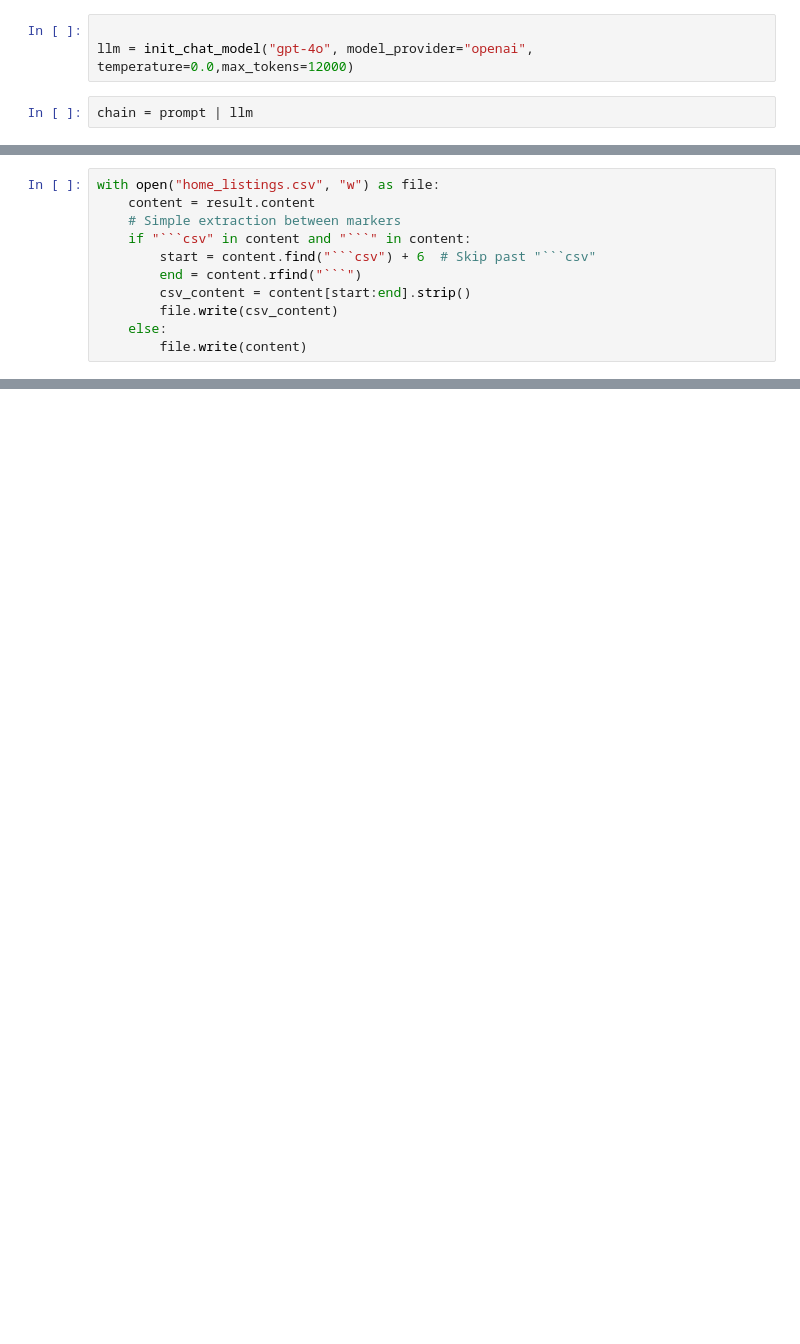
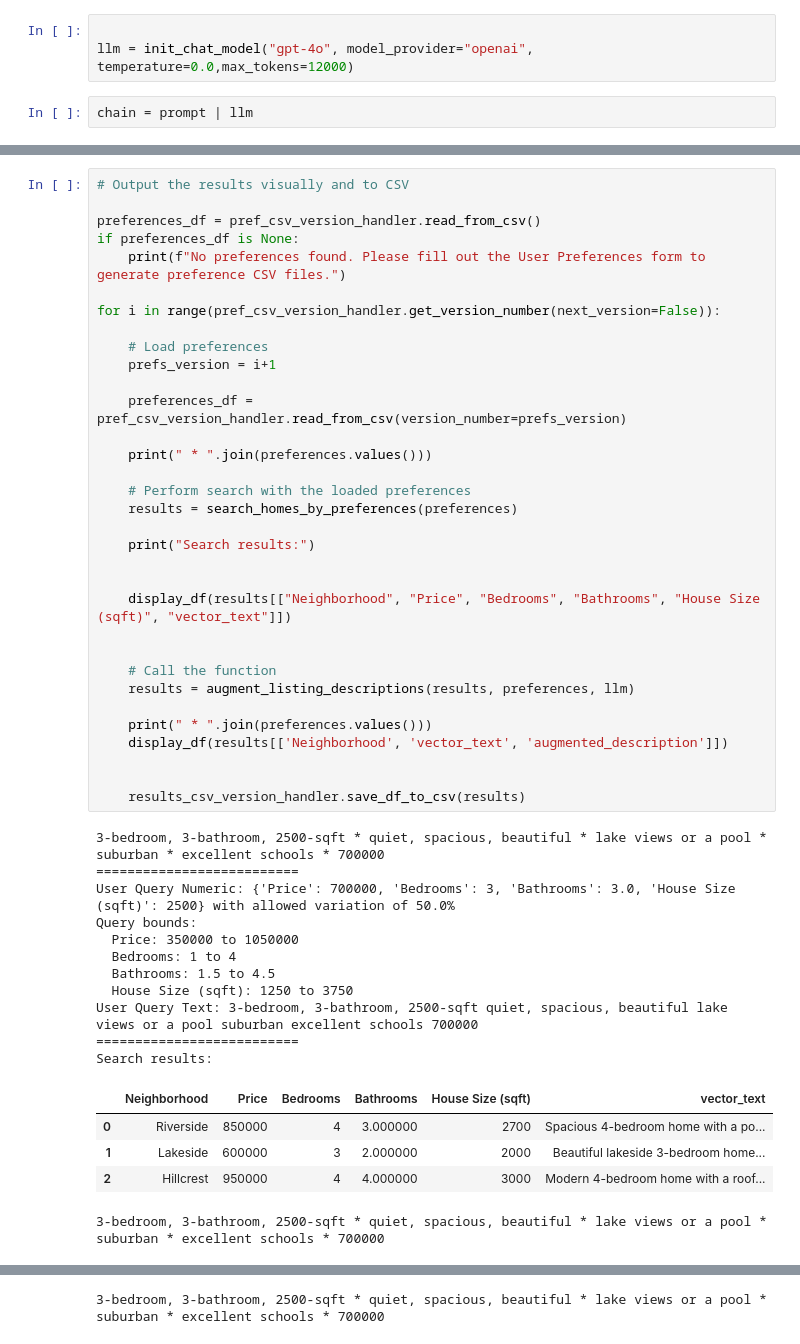
Before and after one commit to hsakkout/genai-realtor, a Jupyter notebook: HomeMatch.ipynb, the cells around one changed output, grey strips where cells are left out. Drawn from its saved outputs; the diff is of its cells as text; blank space fills up the shorter version.

````diff
--- a/HomeMatch.ipynb
+++ b/HomeMatch.ipynb
@@ -58,11 +191,0 @@ content='Neighborhood,Price,Bedrooms,Bathrooms,House Size (sqft),Description,Nei
-# %%
-with open("home_listings.csv", "w") as file:
-    content = result.content
-    # Simple extraction between markers
-    if "```csv" in content and "```" in content:
-        start = content.find("```csv") + 6  # Skip past "```csv"
-        end = content.rfind("```")
-        csv_content = content[start:end].strip()
-        file.write(csv_content)
-    else:
-        file.write(content)
@@ -68,0 +626,50 @@ with open("home_listings.csv", "w") as file:
+# %%
+# Output the results visually and to CSV
+
+preferences_df = pref_csv_version_handler.read_from_csv()
+if preferences_df is None:
+    print(f"No preferences found. Please fill out the User Preferences form to generate preference CSV files.")
+
+for i in range(pref_csv_version_handler.get_version_number(next_version=False)):
+
+    # Load preferences
+    prefs_version = i+1
+
+    preferences_df = pref_csv_version_handler.read_from_csv(version_number=prefs_version)
+
+    print(" * ".join(preferences.values()))
+
+    # Perform search with the loaded preferences
+    results = search_homes_by_preferences(preferences)
+
+    print("Search results:")
+
+
+    display_df(results[["Neighborhood", "Price", "Bedrooms", "Bathrooms", "House Size (sqft)", "vector_text"]])
+
+
+    # Call the function
+    results = augment_listing_descriptions(results, preferences, llm)
+
+    print(" * ".join(preferences.values()))
+    display_df(results[['Neighborhood', 'vector_text', 'augmented_description']])
+
+
+    results_csv_version_handler.save_df_to_csv(results)
+# %% [output]
+3-bedroom, 3-bathroom, 2500-sqft * quiet, spacious, beautiful * lake views or a pool * suburban * excellent schools * 700000
+==========================
+User Query Numeric: {'Price': 700000, 'Bedrooms': 3, 'Bathrooms': 3.0, 'House Size (sqft)': 2500} with allowed variation of 50.0%
+Query bounds:
+  Price: 350000 to 1050000
+  Bedrooms: 1 to 4
+  Bathrooms: 1.5 to 4.5
+  House Size (sqft): 1250 to 3750
+User Query Text: 3-bedroom, 3-bathroom, 2500-sqft quiet, spacious, beautiful lake views or a pool suburban excellent schools 700000
+==========================
+Search results:
+|  | Neighborhood | Price | Bedrooms | Bathrooms | House Size (sqft) | vector_text |
+| 0 | Riverside | 850000 | 4 | 3.000000 | 2700 | Spacious 4-bedroom home with a po... |
+| 1 | Lakeside | 600000 | 3 | 2.000000 | 2000 | Beautiful lakeside 3-bedroom home... |
+| 2 | Hillcrest | 950000 | 4 | 4.000000 | 3000 | Modern 4-bedroom home with a roof... |
+3-bedroom, 3-bathroom, 2500-sqft * quiet, spacious, beautiful * lake views or a pool * suburban * excellent schools * 700000
@@ -68,0 +696 @@ with open("home_listings.csv", "w") as file:
+3-bedroom, 3-bathroom, 2500-sqft * quiet, spacious, beautiful * lake views or a pool * suburban * excellent schools * 700000
````
Also changed, not shown: parts of 31 cells of this notebook, 19 other files.
